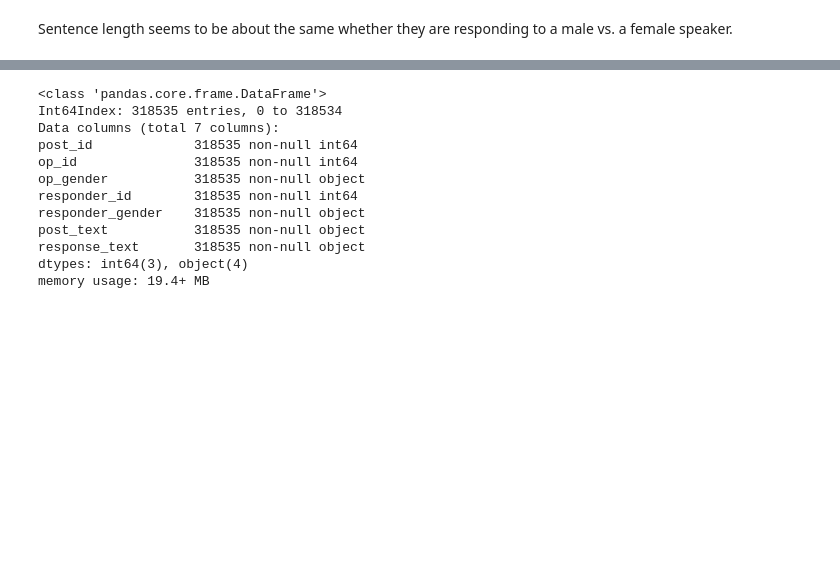
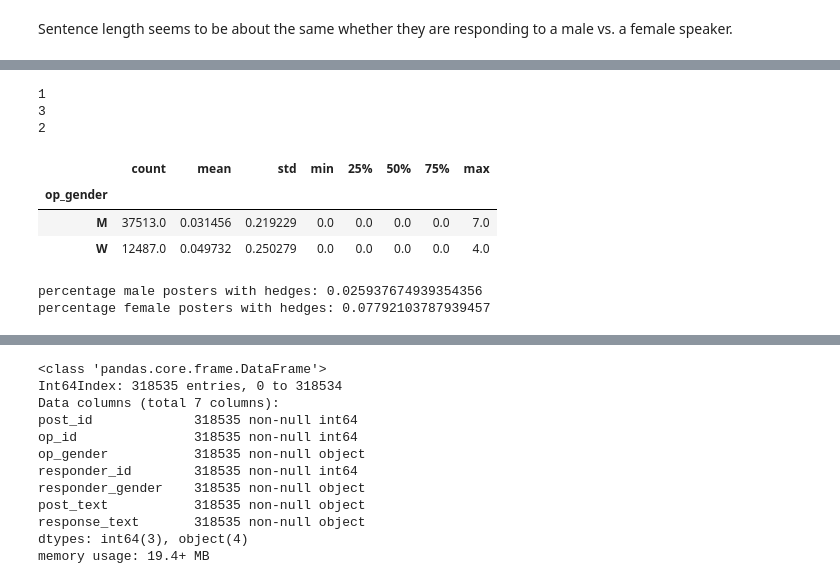
Before and after one commit to Data-Science-for-Linguists-2019/Gendered-Interaction-Online, a Jupyter notebook: main_analysis.ipynb, the cells around one changed output, grey strips where cells are left out. Saved outputs shown, nothing was run; the diff lists cells and outputs as text; code cells hidden in the pictures; blank space fills up the shorter version.

Commit message:
hedge analysis

```diff
--- a/main_analysis.ipynb
+++ b/main_analysis.ipynb
@@ -1157,0 +1170,45 @@ ted_sample.groupby('op_gender')['response_avg_kband'].describe()
+# %%
+# list of hedges
+hedges = ['i think', 'i guess', 'i mean', 'kind of', "i'm sure", 'you know', 'sort of', 'perhaps']
+
+# create function
+def find_hedges(text):
+    text = text.lower()
+    num = 0
+    for hedge in hedges:
+        num = num + text.count(hedge)
+    return num
+# %%
+# test function
+print(find_hedges('I guess!'))
+print(find_hedges('I think you know that I sort of'))
+print(find_hedges("Perhaps I'm SURE"))
+# %% [output]
+1
+3
+2
+# %%
+# hedges in facebook congress (since we don't know responder gender, hedges for them don't really matter)
+fb_congress_sample['post_hedges'] = fb_congress_sample.post_text.map(find_hedges)
+
+fb_congress_sample.groupby('op_gender')['post_hedges'].describe()
+# %% [output]
+|  | count | mean | std | min | 25% | 50% | 75% | max |
+| op_gender |  |  |  |  |  |  |  |  |
+| M | 37513.0 | 0.031456 | 0.219229 | 0.0 | 0.0 | 0.0 | 0.0 | 7.0 |
+| W | 12487.0 | 0.049732 | 0.250279 | 0.0 | 0.0 | 0.0 | 0.0 | 4.0 |
+# %%
+# male posters with hedges
+male_hedges = fb_congress_sample[(fb_congress_sample.op_gender == 'M') & (fb_congress_sample.post_hedges != 0)]
+
+# female posters with hedges
+female_hedges = fb_congress_sample[(fb_congress_sample.op_gender == 'W') & (fb_congress_sample.post_hedges != 0)]
+
+print('percentage male posters with hedges:',
+      len(male_hedges.index) / fb_congress_sample.op_gender.value_counts()['M'])
+
+print('percentage female posters with hedges:',
+      len(fb_female_hedges.index) / fb_congress_sample.op_gender.value_counts()['W'])
+# %% [output]
+percentage male posters with hedges: 0.025937674939354356
+percentage female posters with hedges: 0.07792103787939457
```
Also changed, not shown: parts of 59 cells of this notebook.
